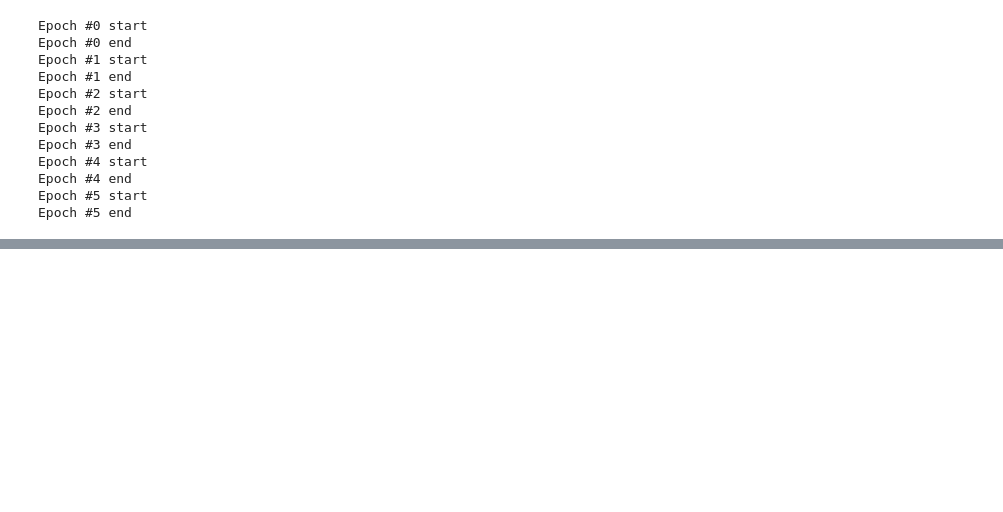
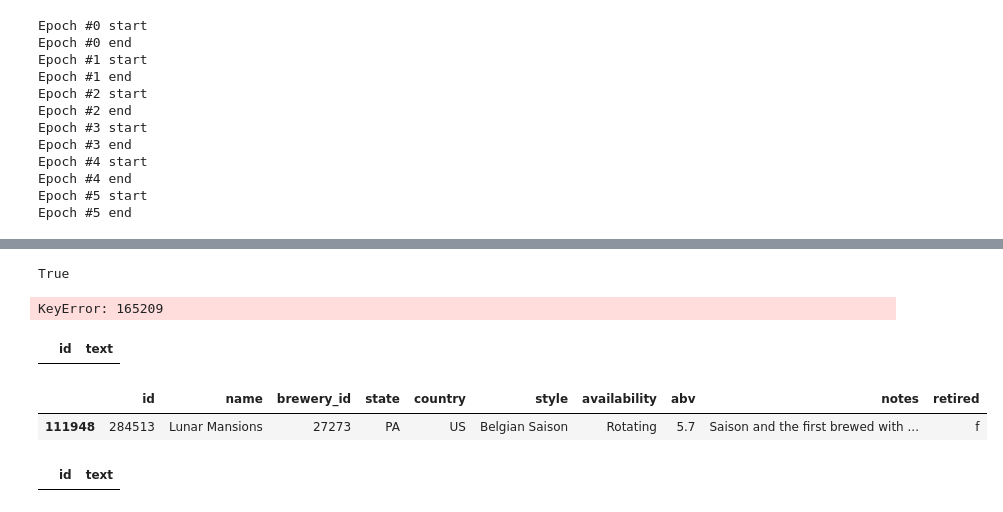
Before and after one commit to aabrahamson3/beer30, a Jupyter notebook: NLP_stuff.ipynb, the cells around one changed output, grey strips where cells are left out. Drawn from its saved outputs; the diff is of its cells as text; code cells hidden in the pictures; blank space fills up the shorter version.

```diff
--- a/NLP_stuff.ipynb
+++ b/NLP_stuff.ipynb
@@ -270,0 +325,24 @@ model.save_word2vec_format('d2v-format', doctag_vec= True, )
+# %%
+# There are the same number of beers in each
+len(lookup_dict) == len(cleaned_reviews_df.groupby('id').count())
+# %% [output]
+True
+# %%
+lookup_dict[165209]
+# %% [output]
+KeyError: 165209
+# %%
+cleaned_reviews_df.loc[cleaned_reviews_df.id == 165209]
+# %% [output]
+|  | id | text |
+# %%
+beers = pd.read_csv('beers-breweries-and-beer-reviews/beers.csv')
+# %%
+beers.loc[beers.id == 284513]
+# %% [output]
+|  | id | name | brewery_id | state | country | style | availability | abv | notes | retired |
+| 111948 | 284513 | Lunar Mansions | 27273 | PA | US | Belgian Saison | Rotating | 5.7 | Saison and the first brewed with ... | f |
+# %%
+cleaned_reviews_df.loc[cleaned_reviews_df.id == 284513]
+# %% [output]
+|  | id | text |
```
Also changed, not shown: parts of 10 cells of this notebook.
